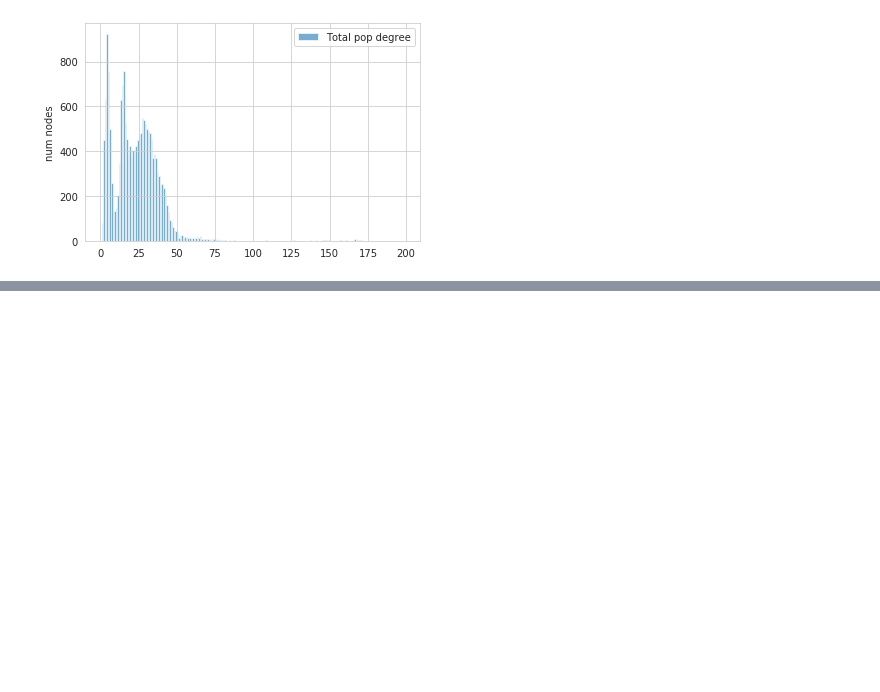
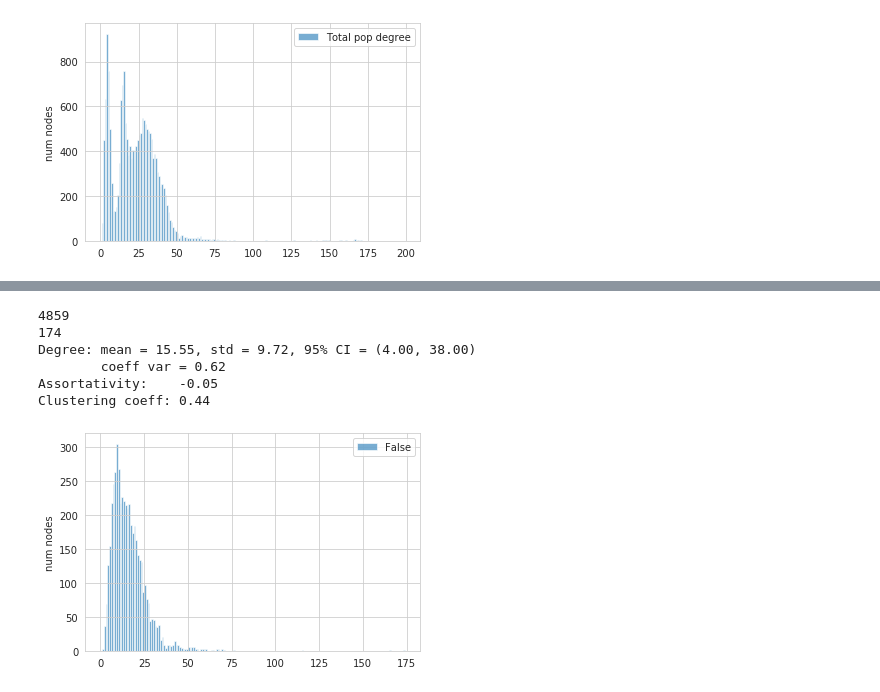
Before and after one commit to AIforGoodSimulator/network-model-python, a Jupyter notebook: DownsamplingTests.ipynb, the cells around one changed output, grey strips where cells are left out. Drawn from its saved outputs; the diff is of its cells as text; code cells hidden in the pictures; blank space fills up the shorter version.

```diff
--- a/DownsamplingTests.ipynb
+++ b/DownsamplingTests.ipynb
@@ -185,0 +256,14 @@ Clustering coeff: 0.31
+# %%
+subgraph = RandomNodeNeighborSampler(number_of_nodes=250, seed=np.random.randint(100)).sample(graph_1fq)
+print(len(subgraph))
+degrees = [d[1] for d in subgraph.degree()]
+print(np.max(degrees))
+network_info(subgraph, plot=True)
+# %% [output]
+4859
+174
+Degree: mean = 15.55, std = 9.72, 95% CI = (4.00, 38.00)
+        coeff var = 0.62
+Assortativity:    -0.05
+Clustering coeff: 0.44
+[figure, added]
```
Also changed, not shown: parts of 15 cells of this notebook.
